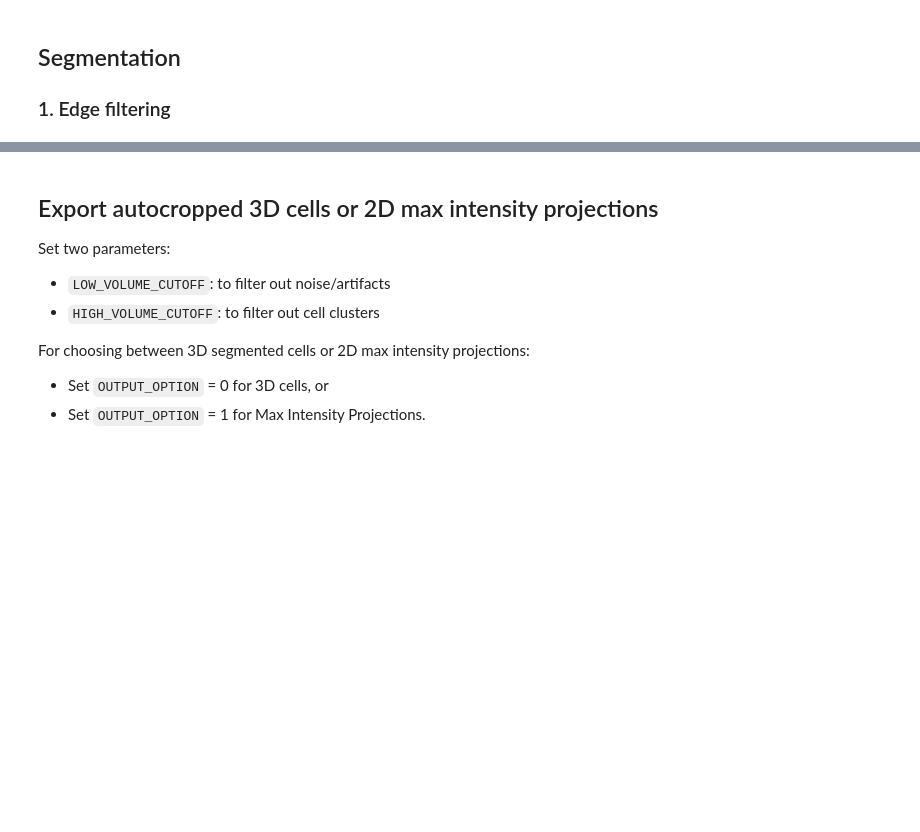
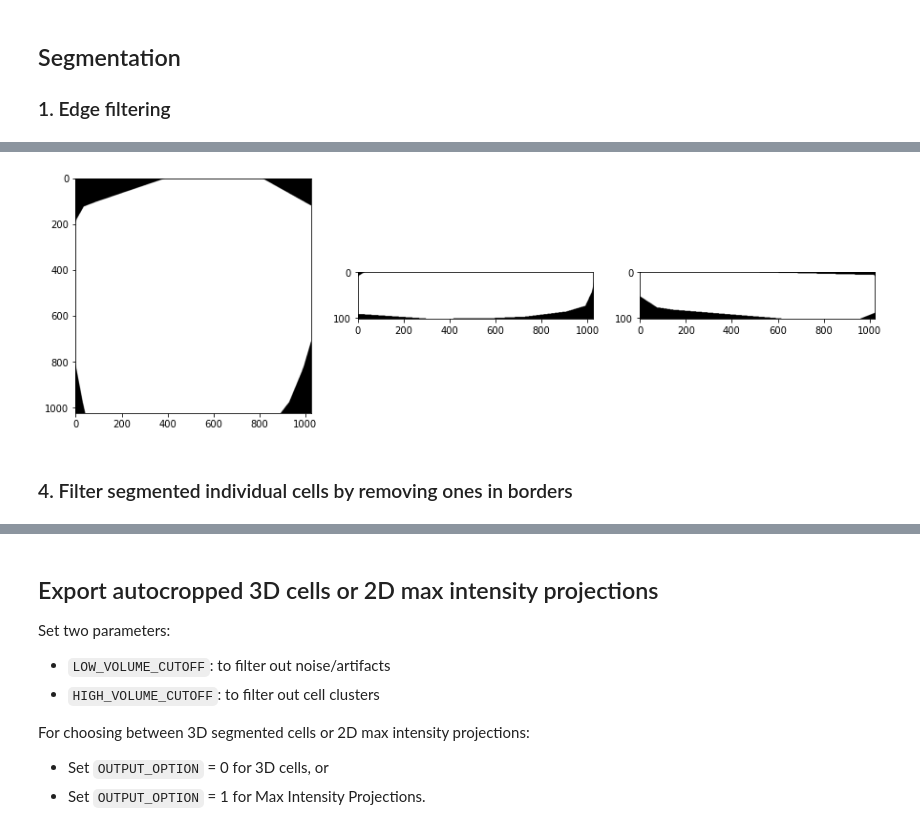
Before and after one commit to swanandlab/SMorph, a Jupyter notebook: autocrop.ipynb, the cells around one changed output, grey strips where cells are left out. Drawn from its saved outputs; the diff is of its cells as text; code cells hidden in the pictures; blank space fills up the shorter version.

```diff
--- a/autocrop.ipynb
+++ b/autocrop.ipynb
@@ -121,2 +200,8 @@ with napari.gui_qt():
+# %%
+showXYZprojn(convex_hull, .5, .5, 1)
+# %% [output]
+[figure, added]
+# %% [markdown]
+### 4. Filter segmented individual cells by removing ones in borders
 # %%
 from skimage.segmentation import clear_border
```
Also changed, not shown: parts of 26 cells of this notebook.
